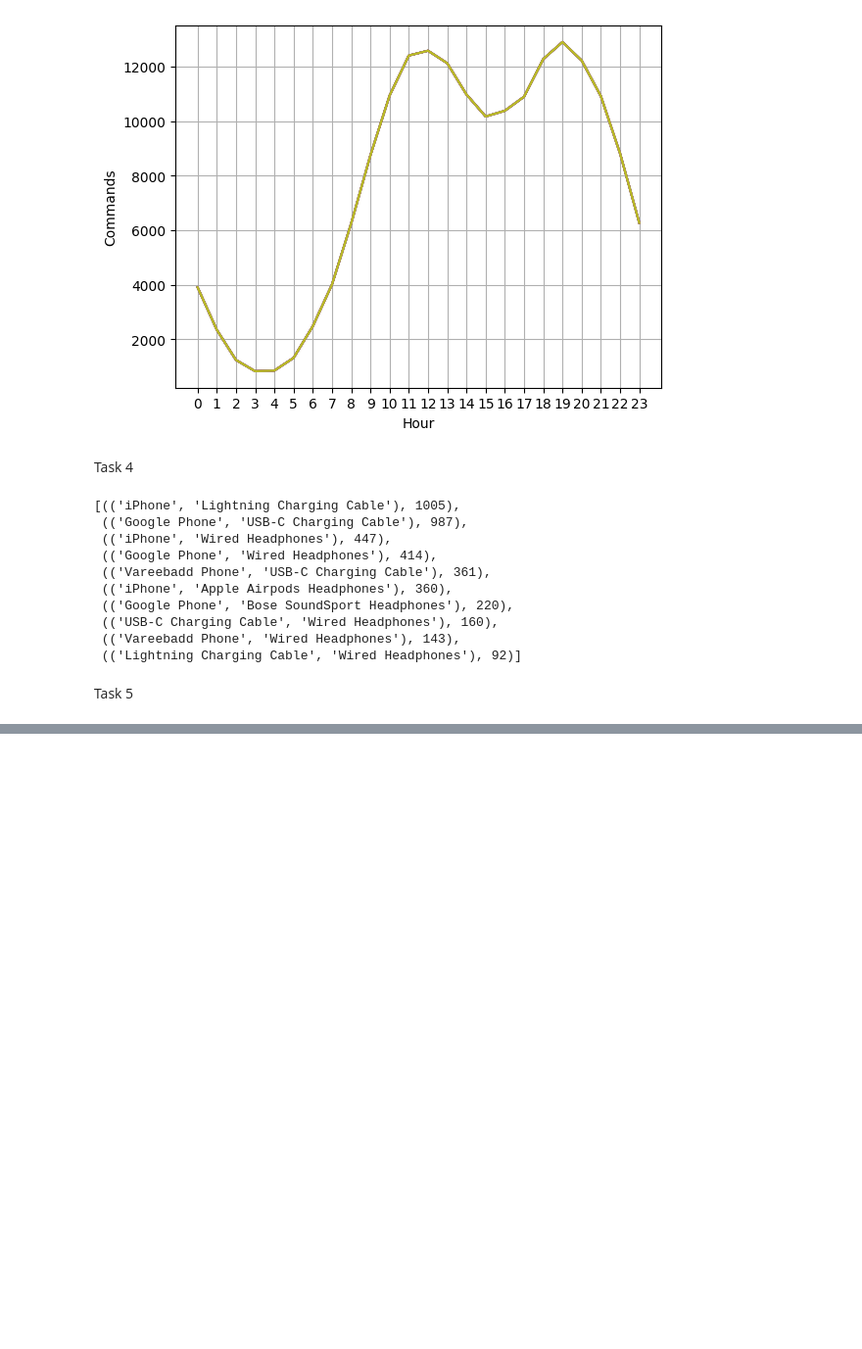
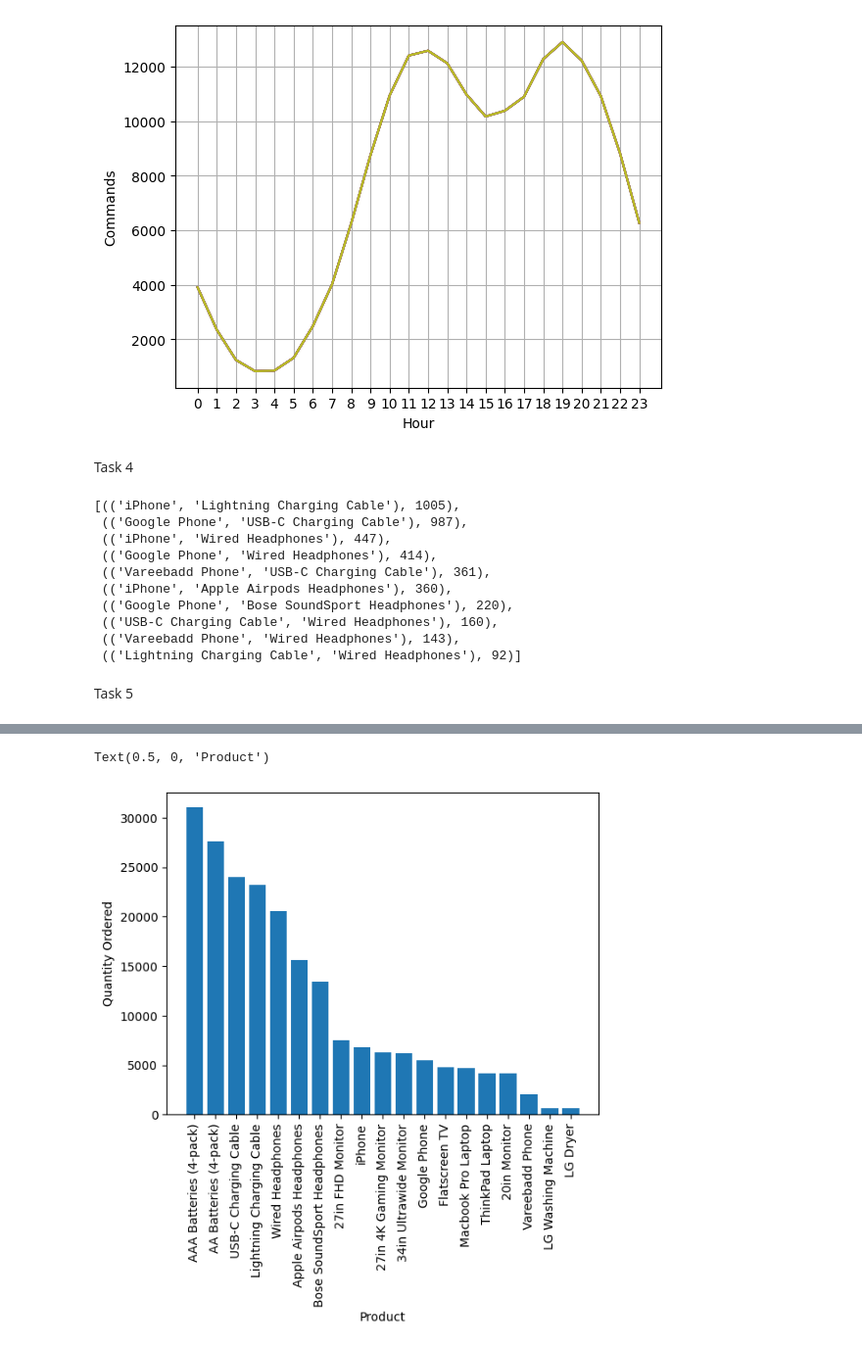
Before and after one commit to ibtissem101/RealWorldPandas_Solutions, a Jupyter notebook: anal.ipynb, the cells around one changed output, grey strips where cells are left out. Shown at 98% size. Cells and saved outputs as stored; diff of their text form; code cells hidden in the pictures; blank space fills up the shorter version.

```diff
--- a/anal.ipynb
+++ b/anal.ipynb
@@ -306,0 +313,8 @@ TypeError: DataFrame.sort_values() got an unexpected keyword argument 'descendin
+# %%
+plt.bar(df.index,df["Quantity Ordered"])
+plt.xticks(rotation="vertical")
+plt.ylabel("Quantity Ordered")
+plt.xlabel("Product")
+# %% [output]
+Text(0.5, 0, 'Product')
+[figure, added]
```
Also changed, not shown: parts of 2 cells of this notebook.
